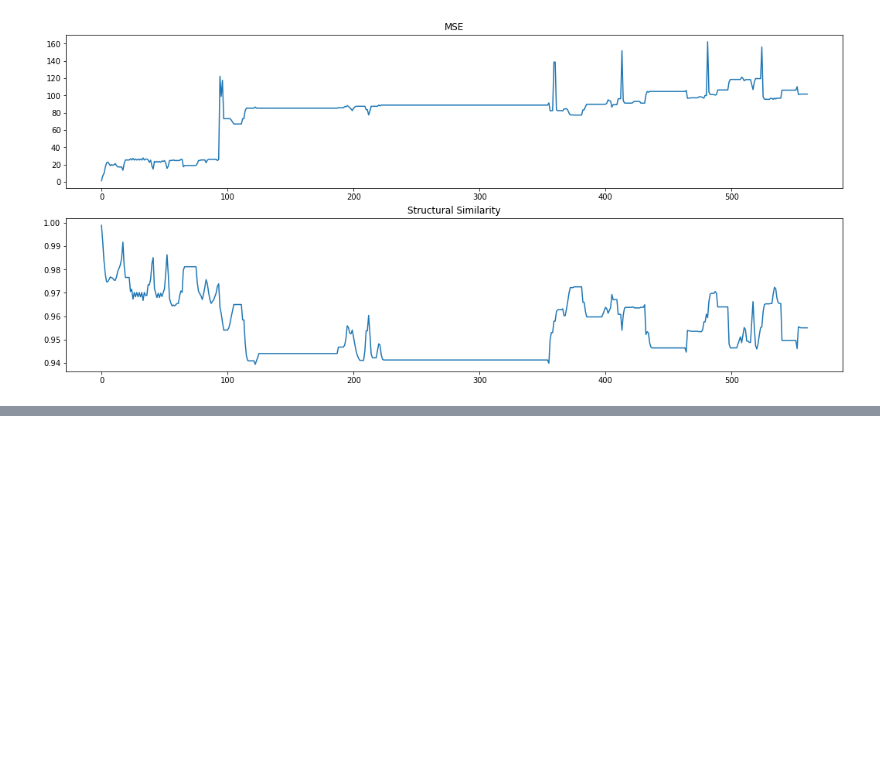
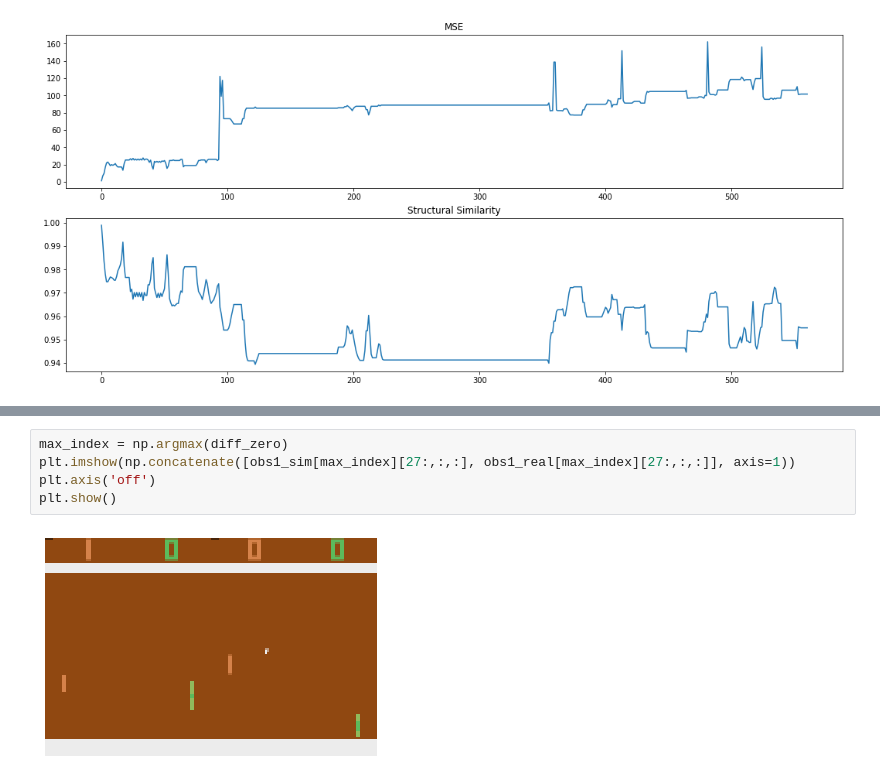
Before and after one commit to dakaun/worldmodel, a Jupyter notebook: tensor2tensor/tensor2tensor/rl/read_experiments/wm_realenv.ipynb, the cells around one changed output, grey strips where cells are left out. Drawn from its saved outputs; the diff is of its cells as text; blank space fills up the shorter version.

```diff
--- a/tensor2tensor/tensor2tensor/rl/read_experiments/wm_realenv.ipynb
+++ b/tensor2tensor/tensor2tensor/rl/read_experiments/wm_realenv.ipynb
@@ -66,0 +177,7 @@ plt.show()
+# %%
+max_index = np.argmax(diff_zero)
+plt.imshow(np.concatenate([obs1_sim[max_index][27:,:,:], obs1_real[max_index][27:,:,:]], axis=1))
+plt.axis('off')
+plt.show()
+# %% [output]
+[figure, added]
```
Also changed, not shown: parts of 64 cells of this notebook, 1 other file.
